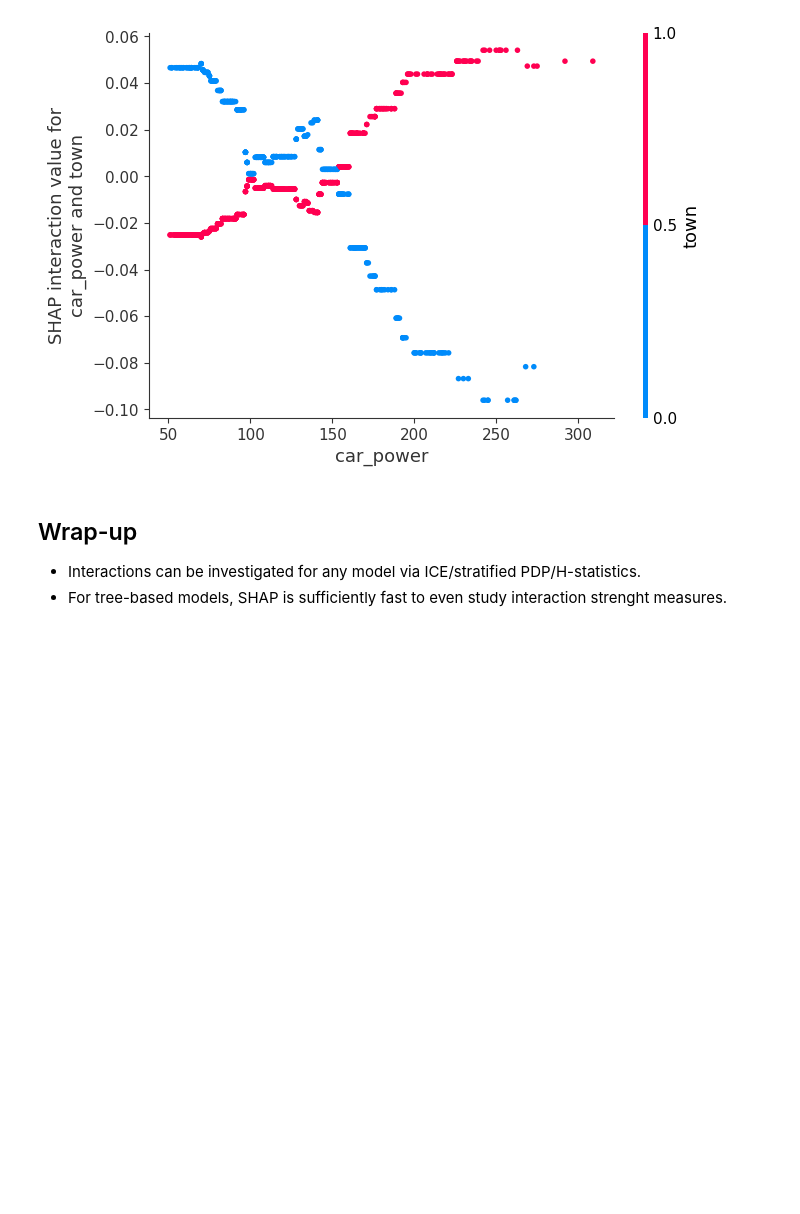
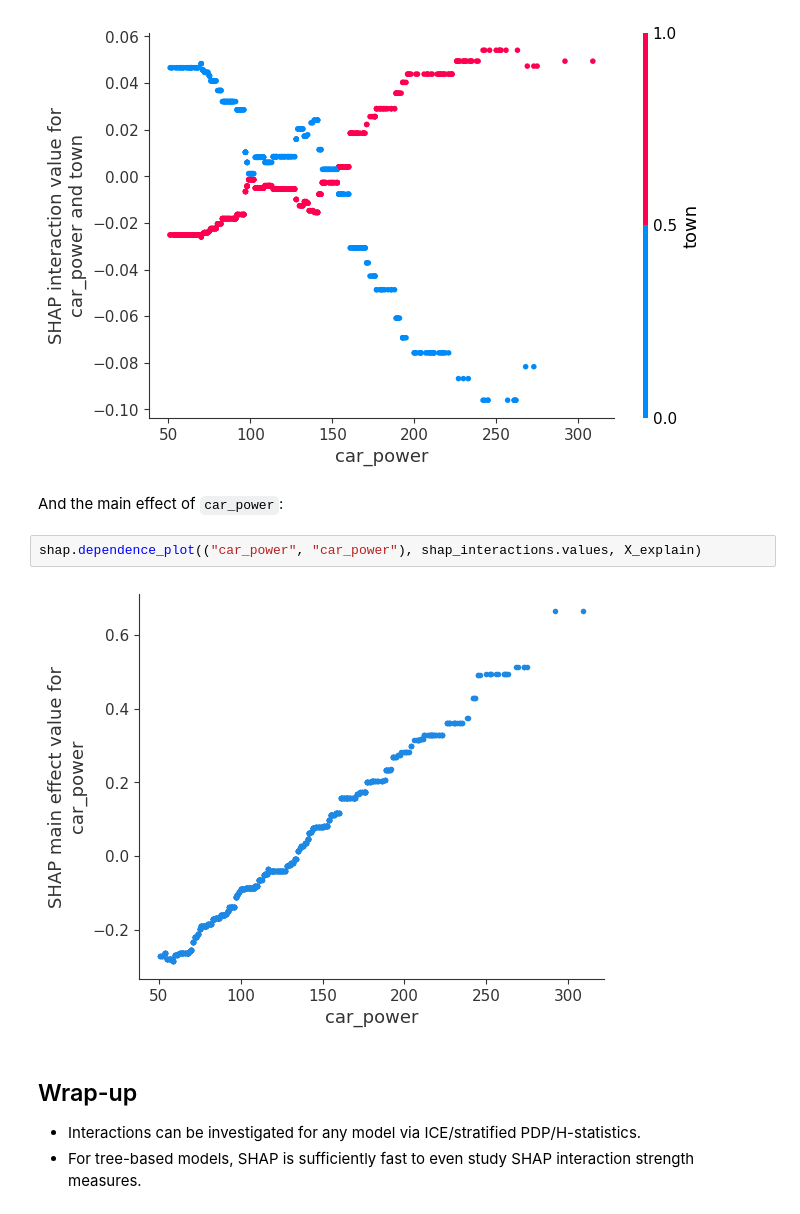
Before and after one commit to m-maggi/interactions, a Jupyter notebook: notebook.ipynb, the cells around one changed output. Drawn from its saved outputs; the diff is of its cells as text; blank space fills up the shorter version.

```diff
--- a/notebook.ipynb
+++ b/notebook.ipynb
@@ -372,8 +375,14 @@ Let's visualize the strongest interaction via SHAP dependence plot. Again, we se
 shap.dependence_plot(("car_power", "town"), shap_interactions.values, X_explain)
 # %% [output]
 [figure]
+# %% [markdown]
+And the main effect of `car_power`:
+# %%
+shap.dependence_plot(("car_power", "car_power"), shap_interactions.values, X_explain)
+# %% [output]
+[figure, added]
 # %% [markdown]
 ## Wrap-up
 
 - Interactions can be investigated for any model via ICE/stratified PDP/H-statistics.
-- For tree-based models, SHAP is sufficiently fast to even study interaction strenght measures.
+- For tree-based models, SHAP is sufficiently fast to even study SHAP interaction strength measures.
```
Also changed, not shown: parts of 10 cells of this notebook.
